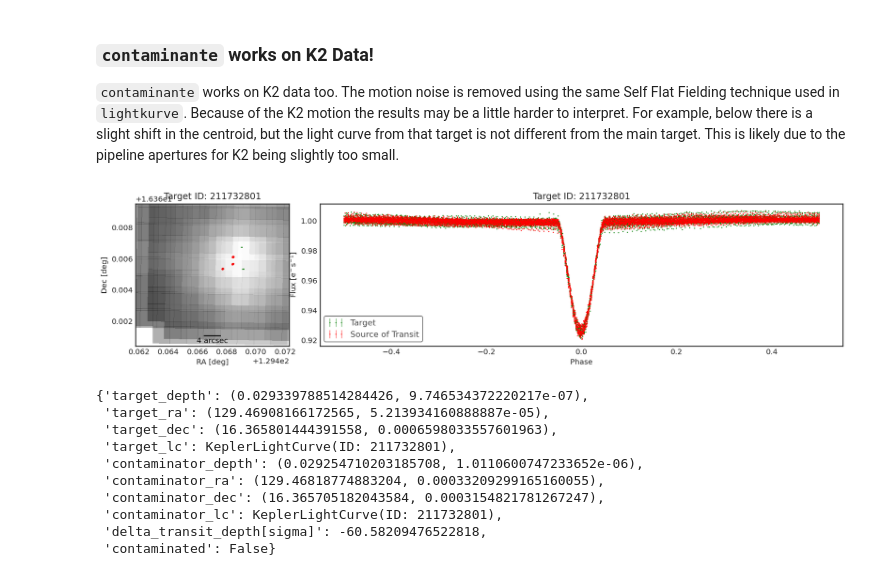
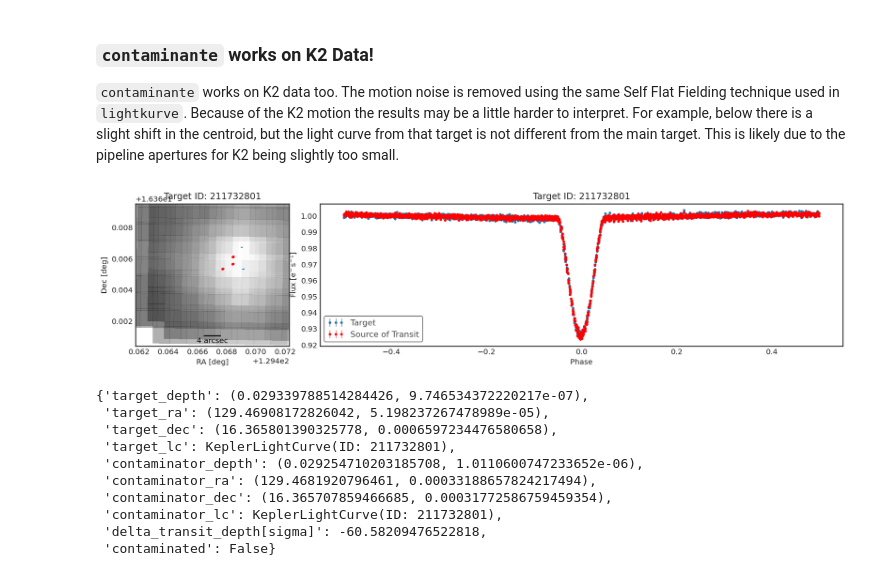
Before and after one commit to christinahedges/contaminante, a Jupyter notebook: tutorials/tutorial-1_how-to-use-contaminante.ipynb, the cells around one changed output. Cells and saved outputs as stored; diff of their text form; code cells hidden in the pictures.

```diff
--- a/tutorials/tutorial-1_how-to-use-contaminante.ipynb
+++ b/tutorials/tutorial-1_how-to-use-contaminante.ipynb
@@ -100,20 +100,20 @@ result
 # %%
 fig, result = contaminante.calculate_contamination(targetid="EPIC 211732801",
                         period=2.1316925,
                         t0=2308.407161,
-                        duration=0.3, mission='K2', bin_points=1)
+                        duration=0.3, mission='K2', bin_points=5)
 # %% [output]
-[figure, old version]
+[figure, new version]
 # %%
 result
 # %% [output]
 {'target_depth': (0.029339788514284426, 9.746534372220217e-07),
- 'target_ra': (129.46908166172565, 5.213934160888887e-05),
- 'target_dec': (16.365801444391558, 0.0006598033557601963),
+ 'target_ra': (129.46908172826042, 5.198237267478989e-05),
+ 'target_dec': (16.365801390325778, 0.0006597234476580658),
  'target_lc': KeplerLightCurve(ID: 211732801),
  'contaminator_depth': (0.029254710203185708, 1.0110600747233652e-06),
- 'contaminator_ra': (129.46818774883204, 0.00033209299165160055),
- 'contaminator_dec': (16.365705182043584, 0.0003154821781267247),
+ 'contaminator_ra': (129.4681920796461, 0.00033188657824217494),
+ 'contaminator_dec': (16.365707859466685, 0.00031772586759459354),
  'contaminator_lc': KeplerLightCurve(ID: 211732801),
  'delta_transit_depth[sigma]': -60.58209476522818,
  'contaminated': False}
```
Also changed, not shown: parts of 6 cells of this notebook.
